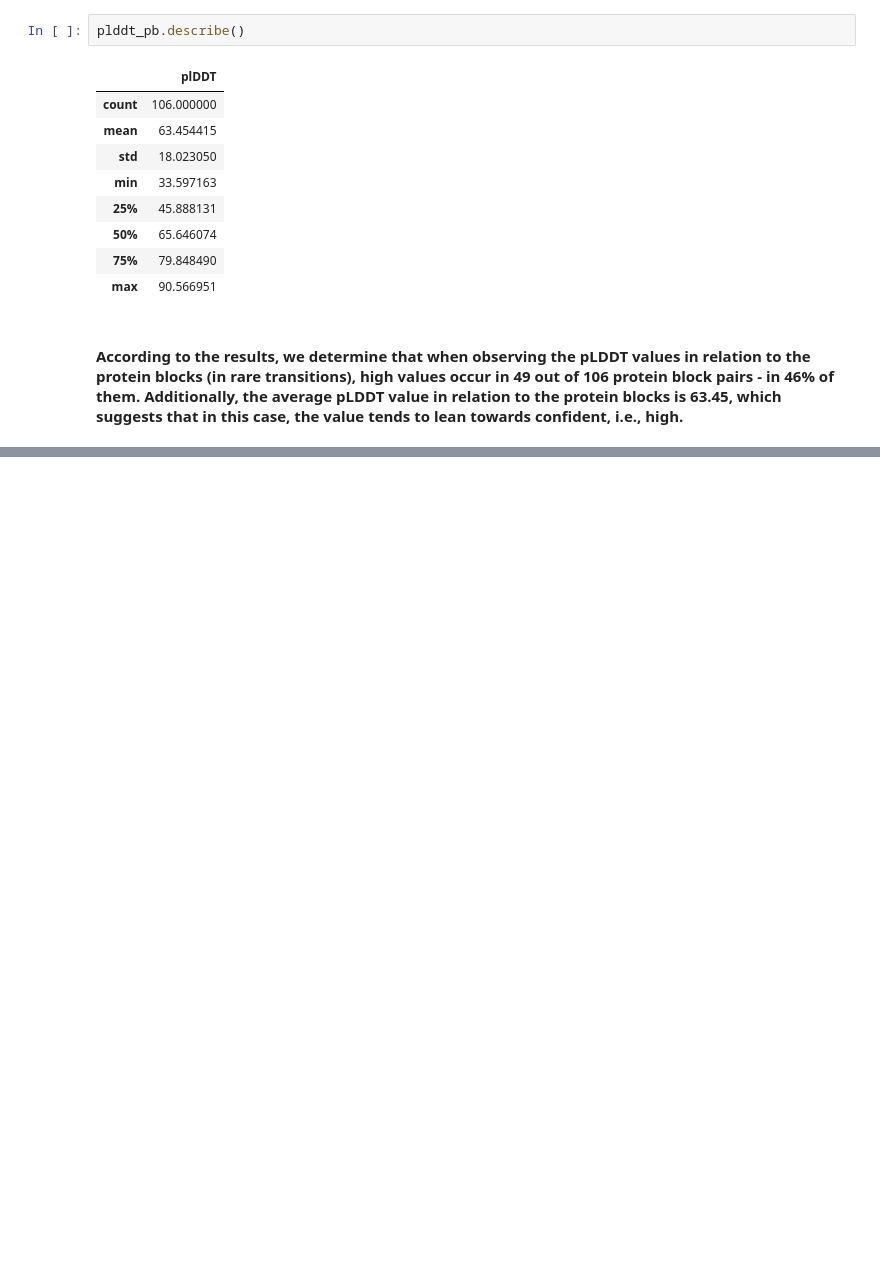
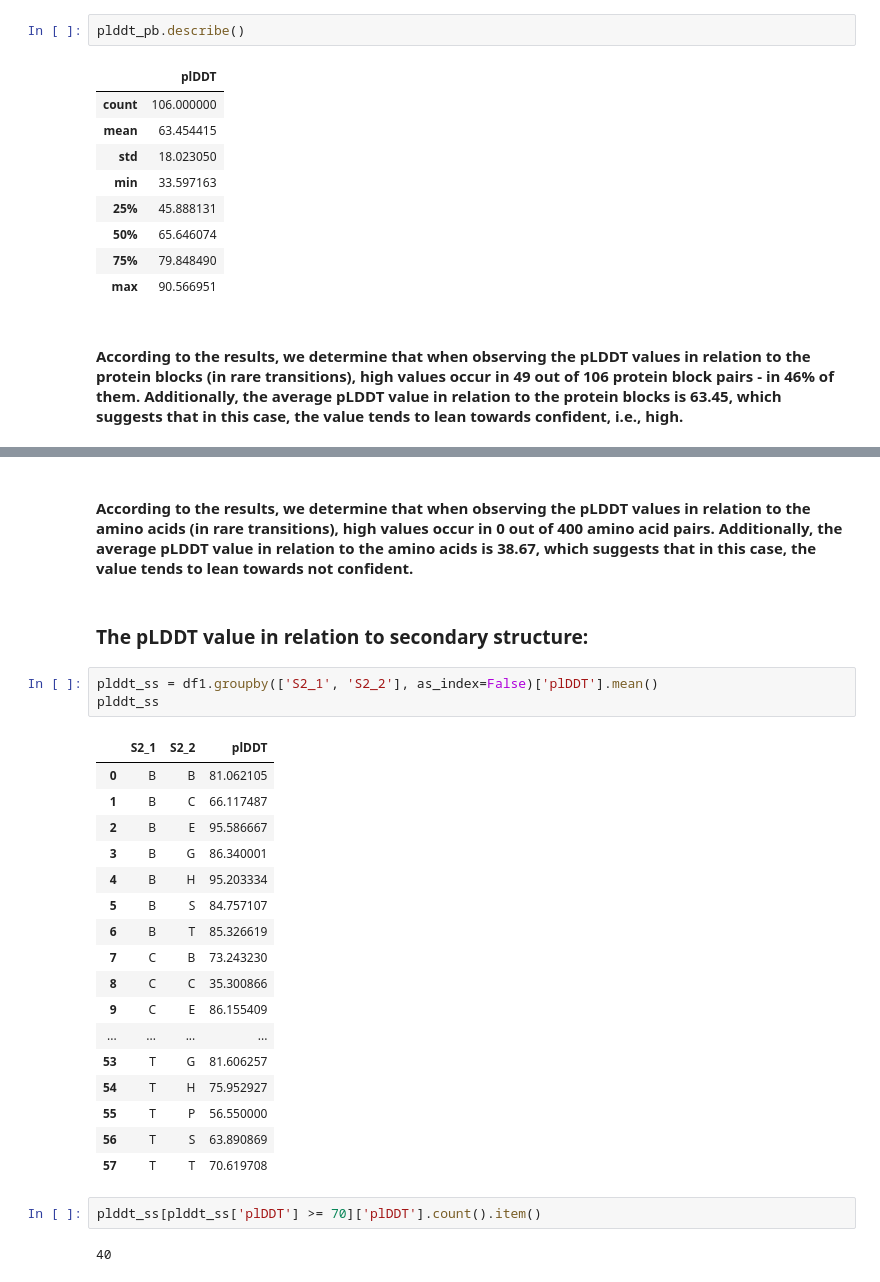
Before and after one commit to djurdjam02/DataMiningProject, a Jupyter notebook: project.ipynb, the cells around one changed output, grey strips where cells are left out. Saved outputs shown, nothing was run; the diff lists cells and outputs as text; blank space fills up the shorter version.

Commit message:
plddt according to amino acids and secondary structure pairs

```diff
--- a/project.ipynb
+++ b/project.ipynb
@@ -303,0 +339,29 @@ plddt_pb.describe()
+# %% [markdown]
+#### According to the results, we determine that when observing the pLDDT values in relation to the amino acids (in rare transitions), high values occur in 0 out of 400 amino acid pairs. Additionally, the average pLDDT value in relation to the amino acids is 38.67, which suggests that in this case, the value tends to lean towards  not confident.
+# %% [markdown]
+### The pLDDT value in relation to secondary structure:
+# %%
+plddt_ss = df1.groupby(['S2_1', 'S2_2'], as_index=False)['plDDT'].mean()
+plddt_ss
+# %% [output]
+|  | S2_1 | S2_2 | plDDT |
+| 0 | B | B | 81.062105 |
+| 1 | B | C | 66.117487 |
+| 2 | B | E | 95.586667 |
+| 3 | B | G | 86.340001 |
+| 4 | B | H | 95.203334 |
+| 5 | B | S | 84.757107 |
+| 6 | B | T | 85.326619 |
+| 7 | C | B | 73.243230 |
+| 8 | C | C | 35.300866 |
+| 9 | C | E | 86.155409 |
+| ... | ... | ... | ... |
+| 53 | T | G | 81.606257 |
+| 54 | T | H | 75.952927 |
+| 55 | T | P | 56.550000 |
+| 56 | T | S | 63.890869 |
+| 57 | T | T | 70.619708 |
+# %%
+plddt_ss[plddt_ss['plDDT'] >= 70]['plDDT'].count().item()
+# %% [output]
+40
```
Also changed, not shown: parts of 14 cells of this notebook.
